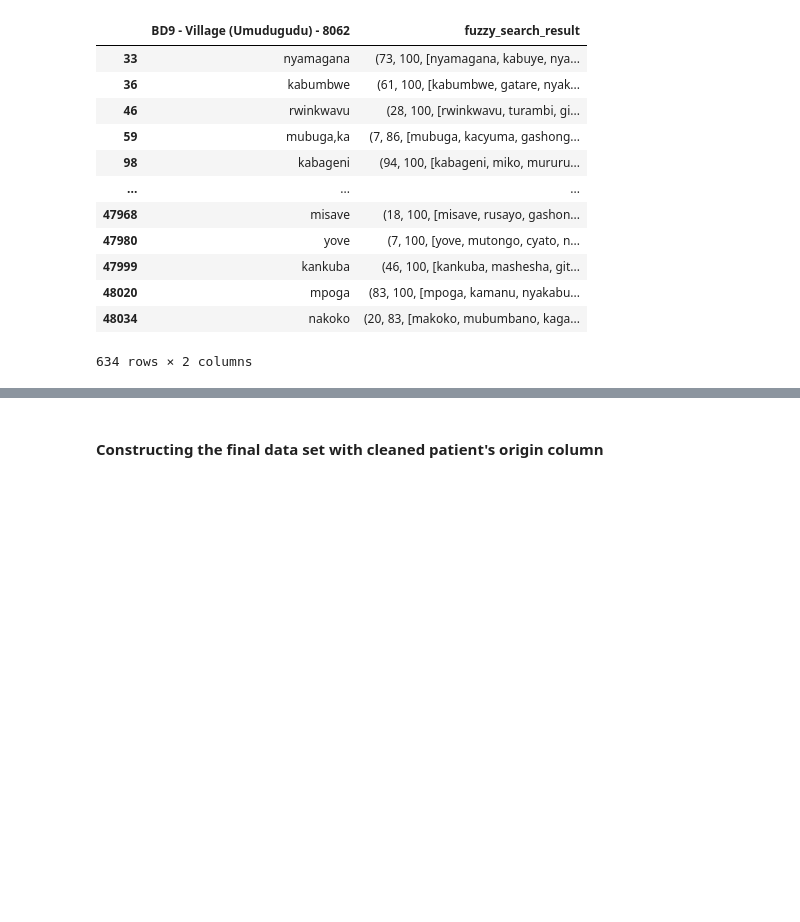
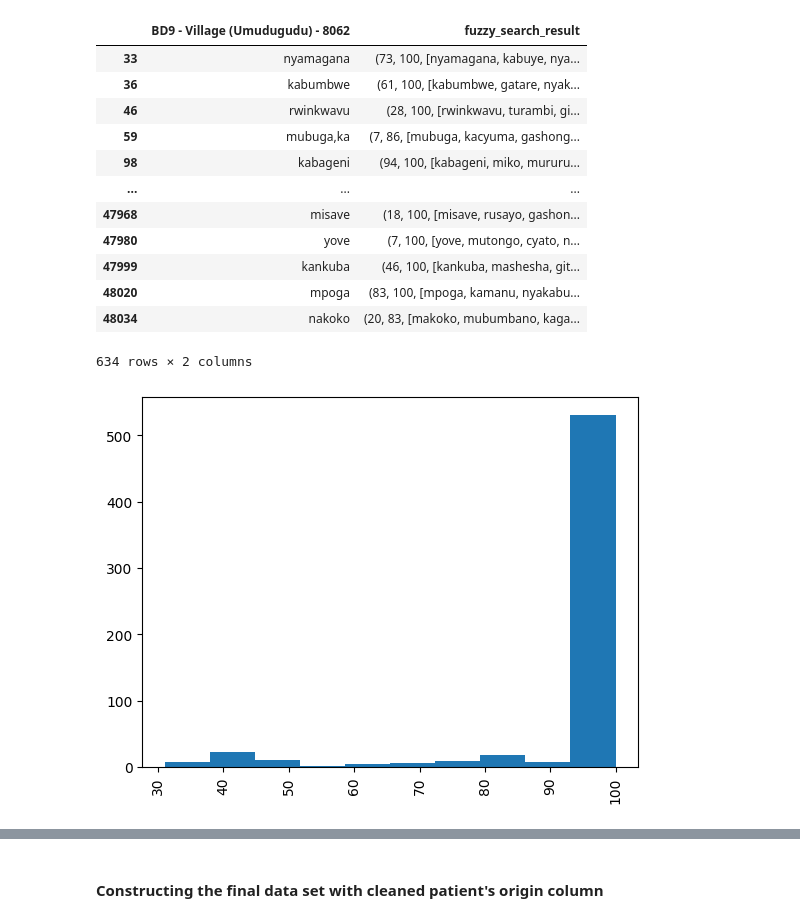
Before and after one commit to sid030sid/DYNAMIC-igh-ml-semester-project, a Jupyter notebook: rw-explorative-analysis.ipynb, the cells around one changed output, grey strips where cells are left out. Drawn from its saved outputs; the diff is of its cells as text; code cells hidden in the pictures; blank space fills up the shorter version.

Commit message:
done analysis of fuzzy search results

```diff
--- a/rw-explorative-analysis.ipynb
+++ b/rw-explorative-analysis.ipynb
@@ -556,3 +550,13 @@ v_with_one_or_two_desc_term_and_no_match[["BD9 - Village (Umudugudu) - 8062", "f
 | 48020 | mpoga | (83, 100, [mpoga, kamanu, nyakabu... |
 | 48034 | nakoko | (20, 83, [makoko, mubumbano, kaga... |
 634 rows × 2 columns
+# %%
+# analysis and validation of fuzzy search results
+similarity_scores_hf_catchment_area_list = pd.Series([v[1] for v in v_with_one_or_two_desc_term_and_no_match["fuzzy_search_result"]])
+similarity_scores_hf_catchment_area_list = similarity_scores_hf_catchment_area_list.replace("f", np.nan)
+# %%
+plt.hist(similarity_scores_hf_catchment_area_list)
+plt.xticks(rotation=90)
+plt.show()
+# %% [output]
+[figure, added]
```
Also changed, not shown: parts of 9 cells of this notebook.
